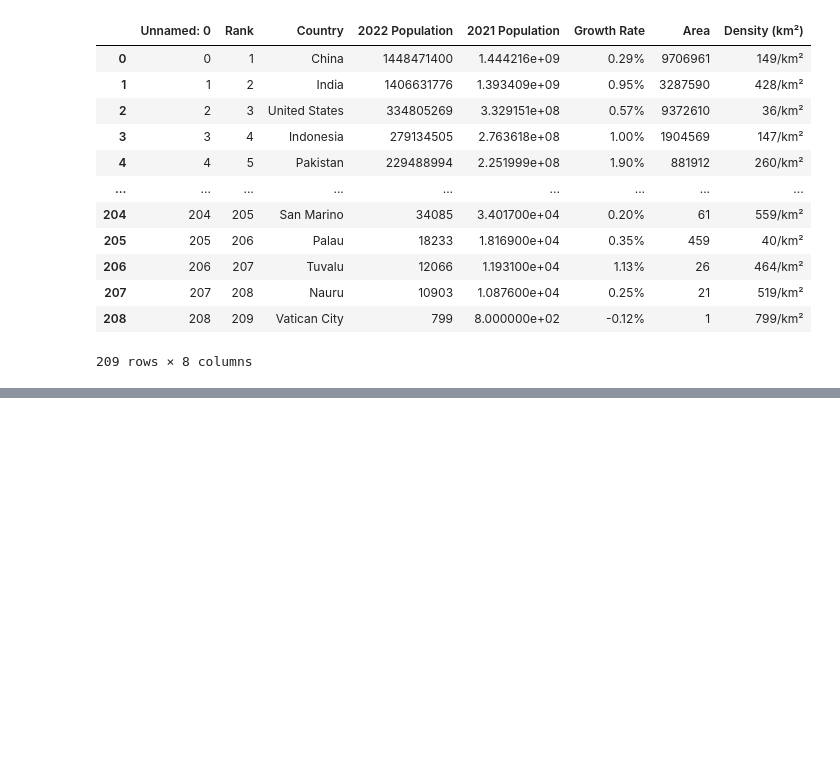
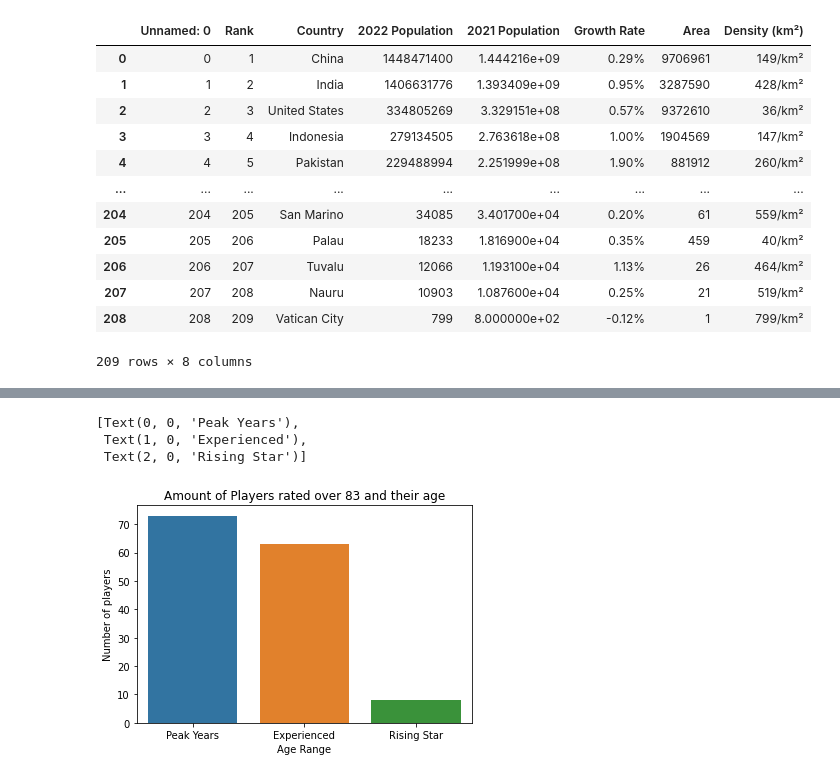
Before and after one commit to MarkRuane/Test_MarkRuane, a Jupyter notebook: Football Analysis.ipynb, the cells around one changed output, grey strips where cells are left out. Cells and saved outputs as stored; diff of their text form; code cells hidden in the pictures; blank space fills up the shorter version.

```diff
--- a/Football Analysis.ipynb
+++ b/Football Analysis.ipynb
@@ -326,0 +415,11 @@ memory usage: 2.4+ MB
+# %%
+player_level = [
+    (fulldf_clean['age'].between(30, 99)),
+    (fulldf_clean['age'].between(24, 29)),
+    (fulldf_clean['age'].between(15, 23))
+
+    ]
+# %%
+values = ['Experienced', 'Peak Years', 'Rising Star']
+# %%
+fulldf_clean['Player Level'] = np.select(player_level, values)
@@ -326,0 +444,2 @@ memory usage: 2.4+ MB
+# %%
+top_players = fulldf_clean[fulldf_clean["overall_rating"] > 83].sort_values(by=['overall_rating'], ascending=False)
@@ -326,0 +481,12 @@ memory usage: 2.4+ MB
+# %%
+fig, ax1 = plt.subplots()
+
+graph = sns.countplot(ax=ax1, data=top_players, x='Player Level', order=top_players['Player Level'].value_counts().head(20).index,)
+
+ax1.set(xlabel='Age Range',ylabel='Number of players',title='Amount of Players rated over 83 and their age',)
+graph.set_xticklabels(graph.get_xticklabels())
+# %% [output]
+[Text(0, 0, 'Peak Years'),
+ Text(1, 0, 'Experienced'),
+ Text(2, 0, 'Rising Star')]
+[figure, added]
```
Also changed, not shown: parts of 61 cells of this notebook.
